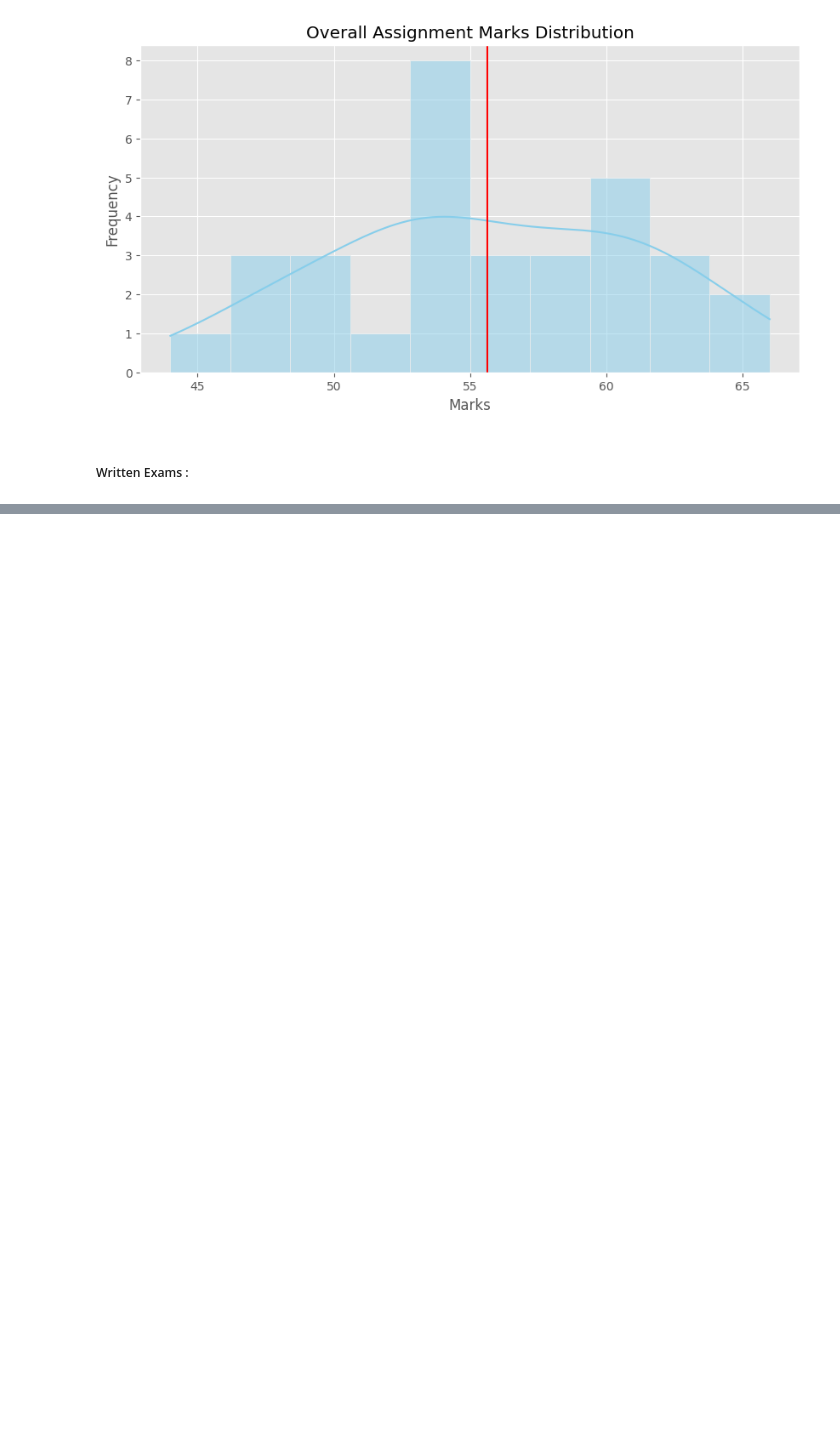
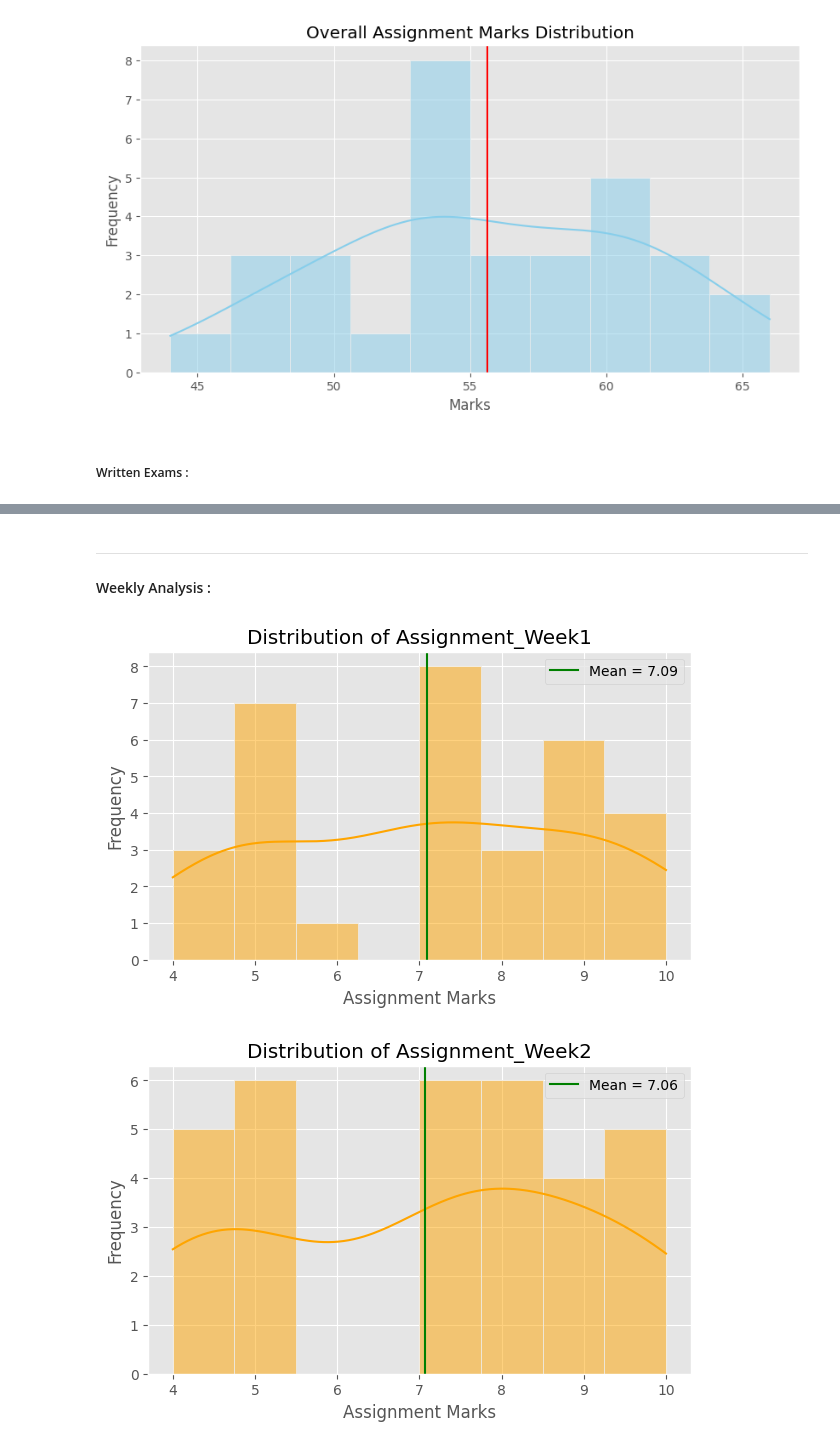
Before and after one commit to MrQuestionbank/Python-Course-Work, a Jupyter notebook: Projects/Data_Analytics_Projects/Students_Analysis.ipynb, the cells around one changed output, grey strips where cells are left out. Cells and saved outputs as stored; diff of their text form; code cells hidden in the pictures; blank space fills up the shorter version.

```diff
--- a/Projects/Data_Analytics_Projects/Students_Analysis.ipynb
+++ b/Projects/Data_Analytics_Projects/Students_Analysis.ipynb
@@ -276,0 +296,18 @@ Overall kurtosis of exam marks : -0.38754994885292593
+# %% [markdown]
+---
+#### Weekly Analysis :
+# %%
+# Weekly distribution of assignment marks
+for col in Assignment_Columns:
+    mean_col = df[col].mean()
+    plt.figure(figsize=(7,4))
+    sns.histplot(df[col], kde = True, bins = 8, color = "orange")
+    plt.axvline(mean_col,color = "green", label=f"Mean = {mean_col:.2f}")
+    plt.title(f"Distribution of {col}")
+    plt.xlabel("Assignment Marks")
+    plt.ylabel("Frequency")
+    plt.legend()
+    plt.show()
+# %% [output]
+[figure, added]
+[figure, added]
```
Also changed, not shown: parts of 13 cells of this notebook, 2 other files.
